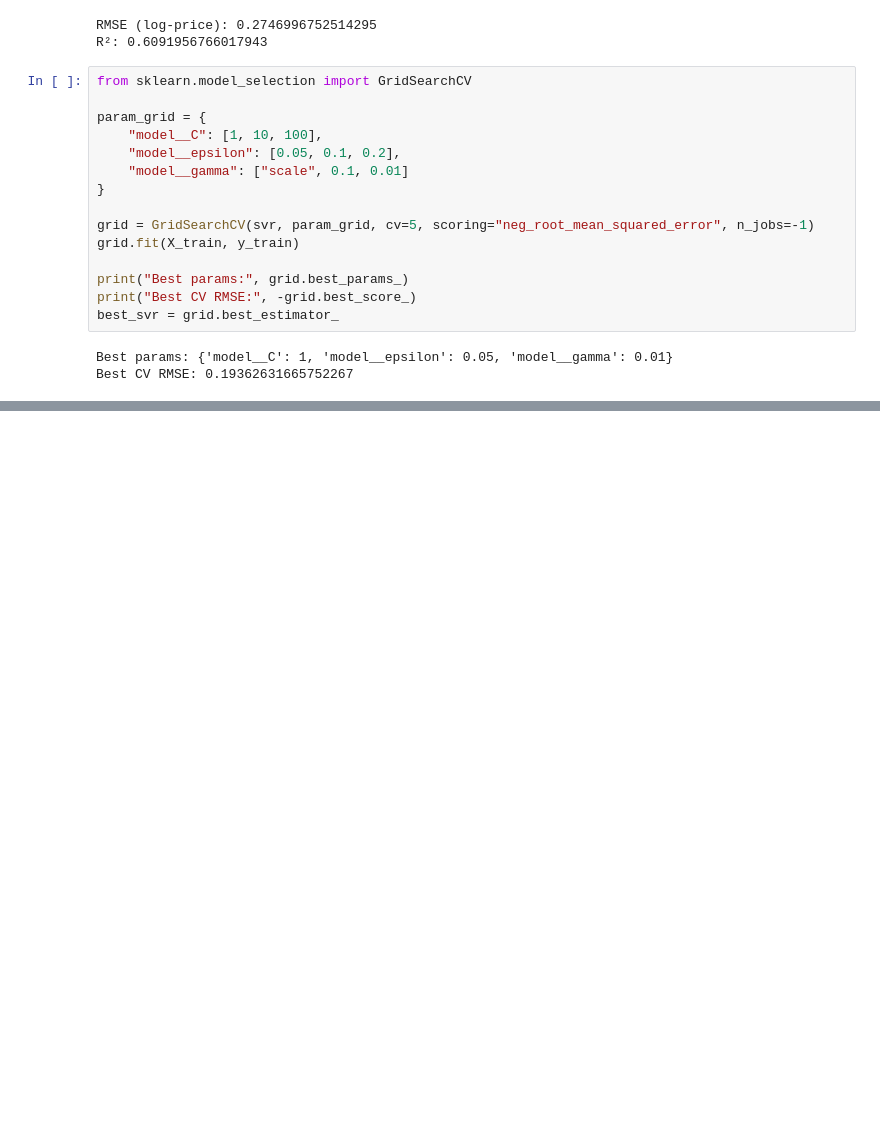
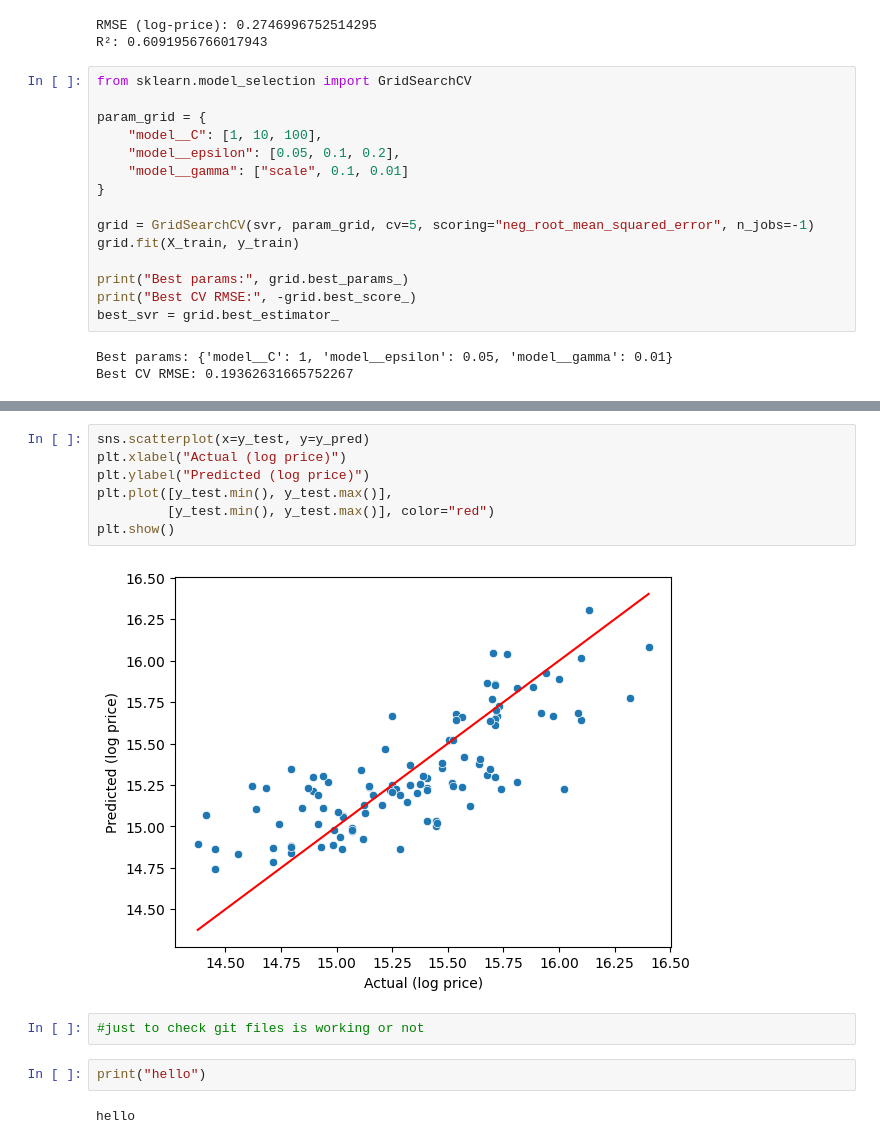
Before and after one commit to YeshaRavani/Housing-prices-prediction, a Jupyter notebook: main.ipynb, the cells around one changed output, grey strips where cells are left out. Cells and saved outputs as stored; diff of their text form; blank space fills up the shorter version.

```diff
--- a/main.ipynb
+++ b/main.ipynb
@@ -440,0 +468,15 @@ Best CV RMSE: 0.19362631665752267
+# %%
+sns.scatterplot(x=y_test, y=y_pred)
+plt.xlabel("Actual (log price)")
+plt.ylabel("Predicted (log price)")
+plt.plot([y_test.min(), y_test.max()],
+         [y_test.min(), y_test.max()], color="red")
+plt.show()
+# %% [output]
+[figure, added]
+# %%
+#just to check git files is working or not
+# %%
+print("hello")
+# %% [output]
+hello
```
Also changed, not shown: parts of 7 cells of this notebook.
